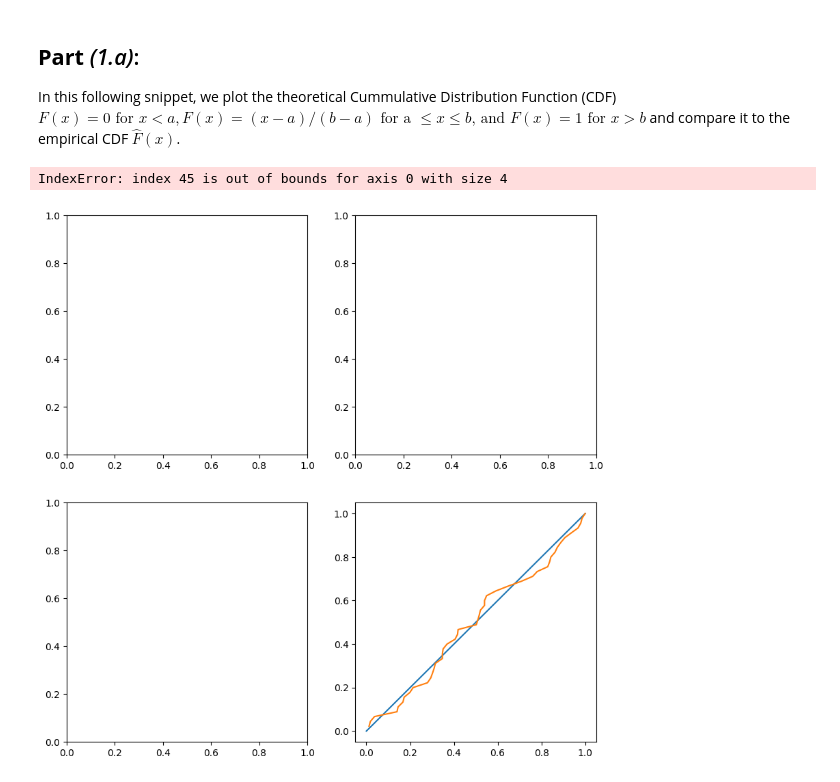
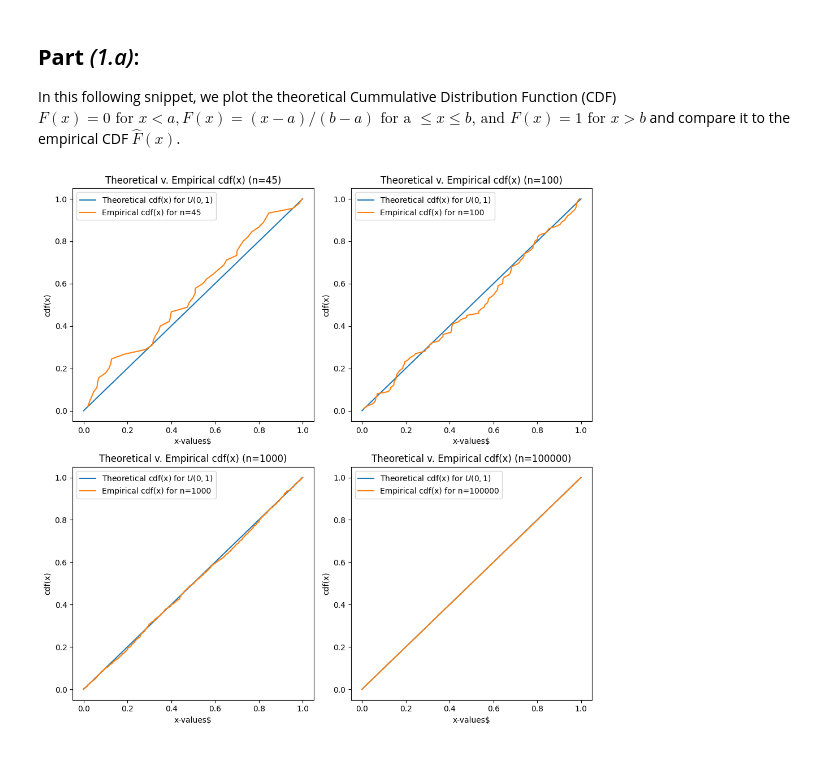
Before and after one commit to Rafitzzz/MATH_414, a Jupyter notebook: lab01.ipynb, the cells around one changed output. Drawn from its saved outputs; the diff is of its cells as text; code cells hidden in the pictures.

```diff
--- a/lab01.ipynb
+++ b/lab01.ipynb
@@ -26,24 +26,27 @@ cdf_theorical = uniform.cdf(X, loc=loc, scale=scale)
 # %%
 ## -------------- Define Empirical CDF & Plot -----------------
 fig, ax = plt.subplots(2, 2, figsize=(10,10)) # 2x2 Figure (since we have 4 sequences)
 ax = ax.flatten()
 
-for n in enumerate(sample_sizes):
+for i, n in enumerate(sample_sizes):
     # Generate n random numbers from U(0,1)
     random_numbers = uniform.rvs(loc=loc, scale=scale, size=n)
 
     # Define empirical CDF
     x_Ecdf = np.sort(random_numbers) # Sort "randomized" values
     y_Ecdf = np.arange(1,n+1)/n # Create equispaced range for y-axis (1/n, ..., n/n+1)
 
     # Plot
-    plt.plot(X, cdf_theorical, label="Theoretical cdf(x) for $U(0,1)$")
-    plt.plot(x_Ecdf, y_Ecdf, label=f"Empirical cdf(x) for n={n}")
+    ax[i].plot(X, cdf_theorical, label="Theoretical cdf(x) for $U(0,1)$")
+    ax[i].plot(x_Ecdf, y_Ecdf, label=f"Empirical cdf(x) for n={n}")
 
     # Plot configuration: Subplots
-    ax[n].set_title(f"Theoretical v. Empirical cdf(x) (n={n})")
-    ax[n].set_xlabel("x-values$")
-    ax[n].set_ylabel("cdf(x)")
+    ax[i].set_title(f"Theoretical v. Empirical cdf(x) (n={n})")
+    ax[i].set_xlabel("x-values$")
+    ax[i].set_ylabel("cdf(x)")
+    ax[i].legend()
+
+plt.tight_layout()
+plt.show()
 # %% [output]
-IndexError: index 45 is out of bounds for axis 0 with size 4
-[figure, old version]
+[figure, new version]
```
Also changed, not shown: parts of 10 cells of this notebook, 2 other files.
